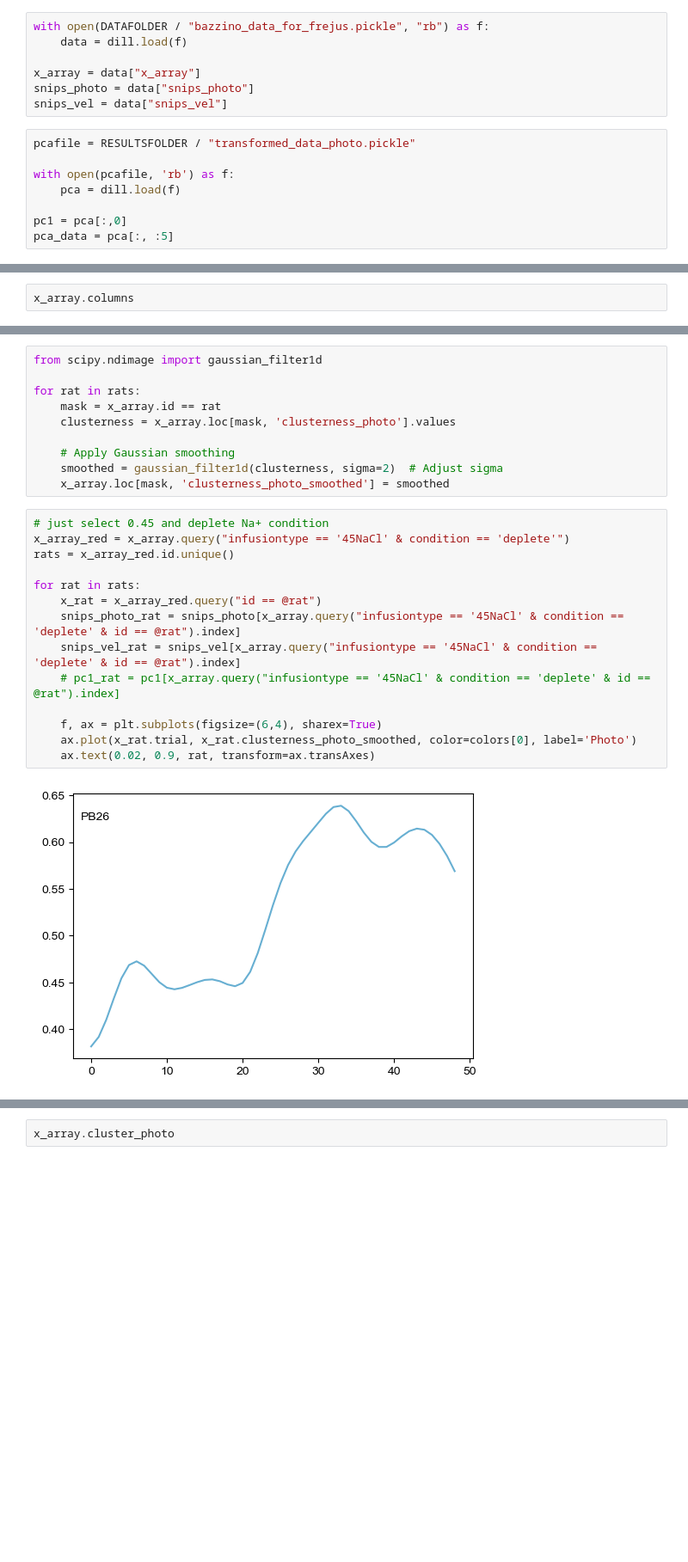
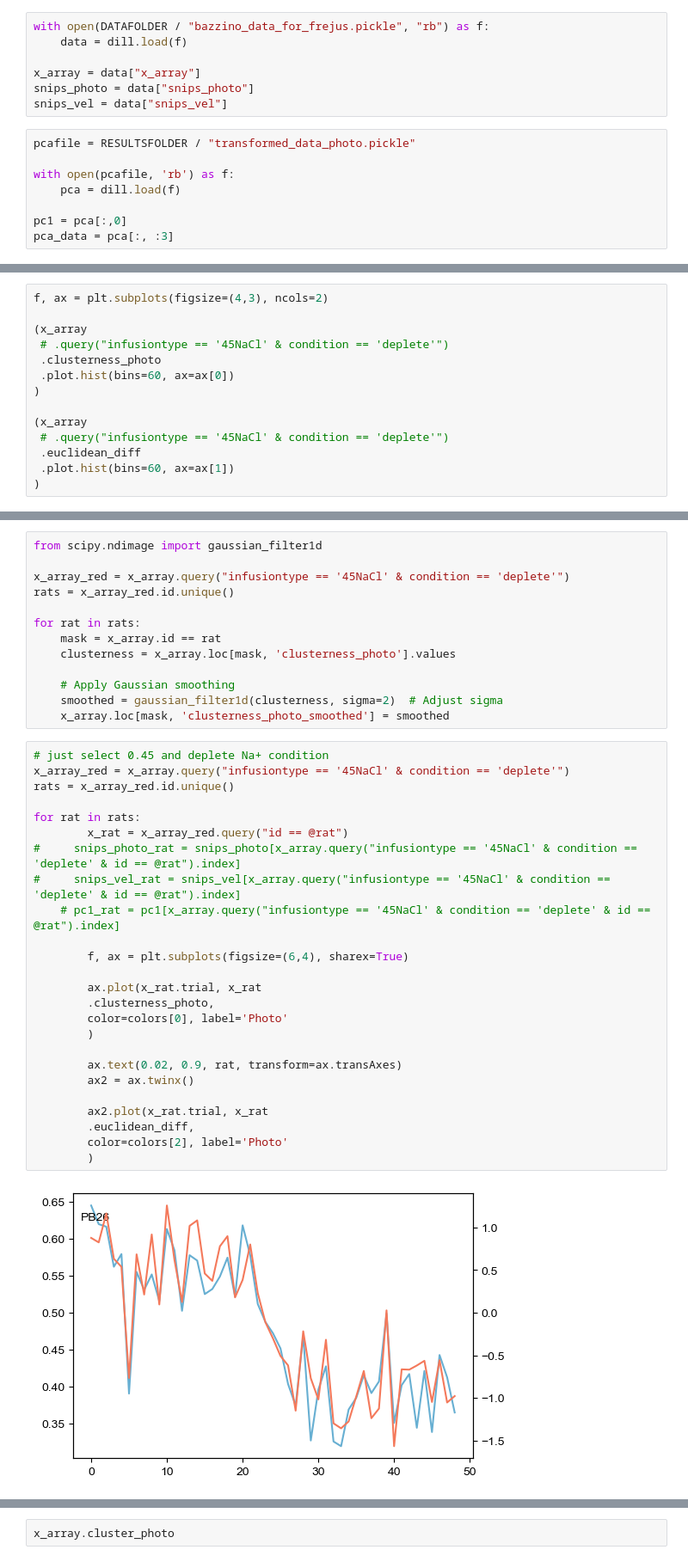
Before and after one commit to jaimemcc/bazzino, a Jupyter notebook: notebooks/crosscorrelation.ipynb, the cells around one changed output, grey strips where cells are left out. Shown at 86% size. Cells and saved outputs as stored; diff of their text form; blank space fills up the shorter version.

```diff
--- a/notebooks/crosscorrelation.ipynb
+++ b/notebooks/crosscorrelation.ipynb
@@ -36,7 +36,7 @@ with open(pcafile, 'rb') as f:
     pca = dill.load(f)
 
 pc1 = pca[:,0]
-pca_data = pca[:, :5]
+pca_data = pca[:, :3]
 # %%
 pca_data.shape
 # %% [output]
@@ -64,3 +81,15 @@ x_array = x_array.assign(clusterness_photo=normalized_projections)
 # %%
-x_array.columns
+f, ax = plt.subplots(figsize=(4,3), ncols=2)
+
+(x_array
+ # .query("infusiontype == '45NaCl' & condition == 'deplete'")
+ .clusterness_photo
+ .plot.hist(bins=60, ax=ax[0])
+)
+
+(x_array
+ # .query("infusiontype == '45NaCl' & condition == 'deplete'")
+ .euclidean_diff
+ .plot.hist(bins=60, ax=ax[1])
+)
 # %% [output]
@@ -70,5 +135,8 @@ Index(['trial', 'id', 'condition', 'infusiontype', 'cluster_photo',
 # %%
 from scipy.ndimage import gaussian_filter1d
+
+x_array_red = x_array.query("infusiontype == '45NaCl' & condition == 'deplete'")
+rats = x_array_red.id.unique()
 
 for rat in rats:
     mask = x_array.id == rat
@@ -80,16 +148,27 @@ for rat in rats:
 # %%
 # just select 0.45 and deplete Na+ condition
 x_array_red = x_array.query("infusiontype == '45NaCl' & condition == 'deplete'")
 rats = x_array_red.id.unique()
 
 for rat in rats:
-    x_rat = x_array_red.query("id == @rat")
-    snips_photo_rat = snips_photo[x_array.query("infusiontype == '45NaCl' & condition == 'deplete' & id == @rat").index]
-    snips_vel_rat = snips_vel[x_array.query("infusiontype == '45NaCl' & condition == 'deplete' & id == @rat").index]
+        x_rat = x_array_red.query("id == @rat")
+#     snips_photo_rat = snips_photo[x_array.query("infusiontype == '45NaCl' & condition == 'deplete' & id == @rat").index]
+#     snips_vel_rat = snips_vel[x_array.query("infusiontype == '45NaCl' & condition == 'deplete' & id == @rat").index]
     # pc1_rat = pc1[x_array.query("infusiontype == '45NaCl' & condition == 'deplete' & id == @rat").index]
 
-    f, ax = plt.subplots(figsize=(6,4), sharex=True)
-    ax.plot(x_rat.trial, x_rat.clusterness_photo_smoothed, color=colors[0], label='Photo')
-    ax.text(0.02, 0.9, rat, transform=ax.transAxes)
+        f, ax = plt.subplots(figsize=(6,4), sharex=True)
+
+        ax.plot(x_rat.trial, x_rat
+        .clusterness_photo,
+        color=colors[0], label='Photo'
+        )
+
+        ax.text(0.02, 0.9, rat, transform=ax.transAxes)
+        ax2 = ax.twinx()
+
+        ax2.plot(x_rat.trial, x_rat
+        .euclidean_diff,
+        color=colors[2], label='Photo'
+        )
 # %% [output]
-[figure, old version]
+[figure, new version]
```
Also changed, not shown: parts of 14 cells of this notebook, 1 other file.
